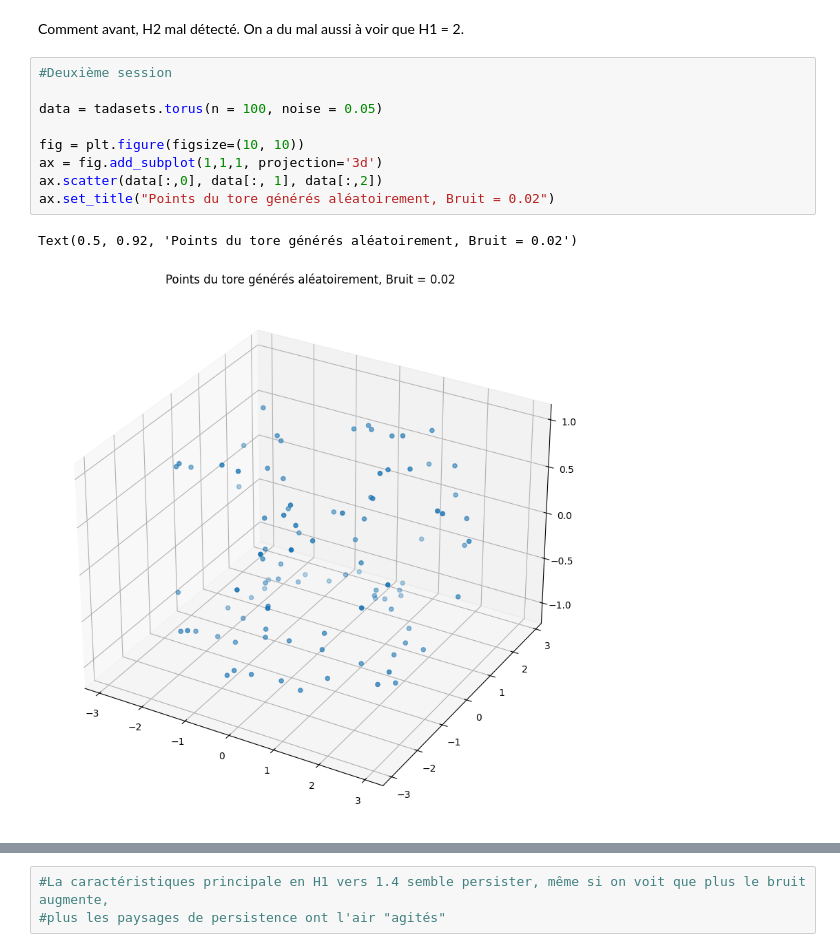
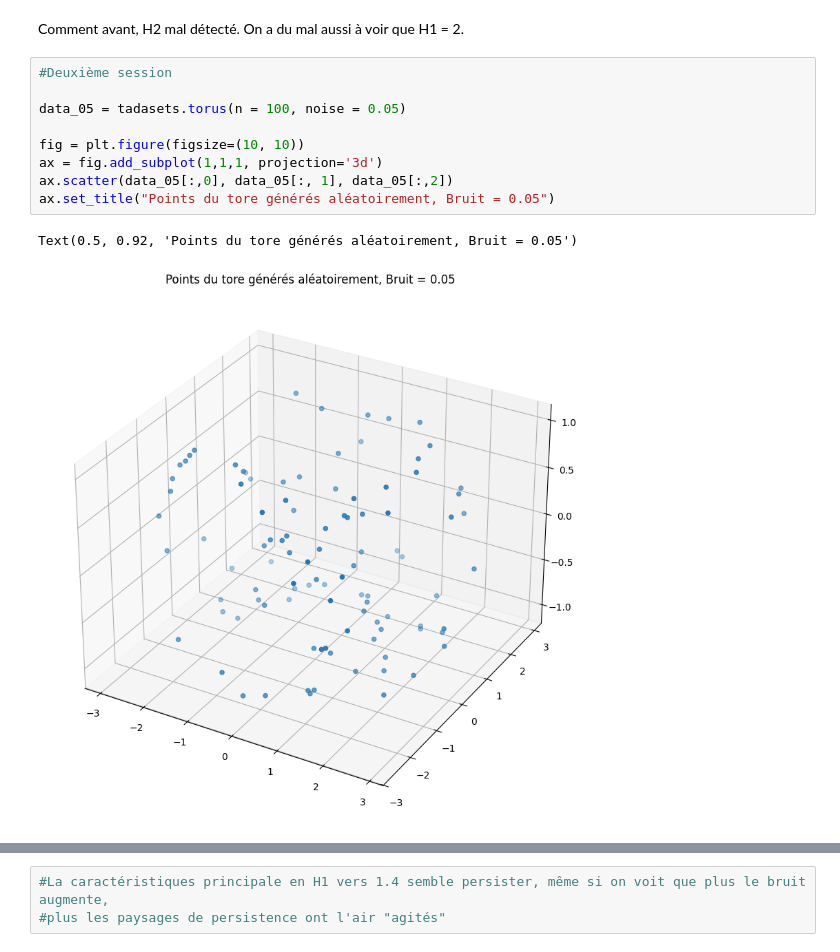
Before and after one commit to emmanuelakoun/Statapp, a Jupyter notebook: baptiste_code.ipynb, the cells around one changed output, grey strips where cells are left out. Drawn from its saved outputs; the diff is of its cells as text.

```diff
--- a/baptiste_code.ipynb
+++ b/baptiste_code.ipynb
@@ -74,15 +74,15 @@ Comment avant, H2 mal détecté. On a du mal aussi à voir que H1 = 2.
 # %%
 #Deuxième session
 
-data = tadasets.torus(n = 100, noise = 0.05)
+data_05 = tadasets.torus(n = 100, noise = 0.05)
 
 fig = plt.figure(figsize=(10, 10))
 ax = fig.add_subplot(1,1,1, projection='3d')
-ax.scatter(data[:,0], data[:, 1], data[:,2])
-ax.set_title("Points du tore générés aléatoirement, Bruit = 0.02")
+ax.scatter(data_05[:,0], data_05[:, 1], data_05[:,2])
+ax.set_title("Points du tore générés aléatoirement, Bruit = 0.05")
 # %% [output]
-Text(0.5, 0.92, 'Points du tore générés aléatoirement, Bruit = 0.02')
+Text(0.5, 0.92, 'Points du tore générés aléatoirement, Bruit = 0.05')
-[figure, old version]
+[figure, new version]
 # %%
 dgm = ripser.ripser(data, maxdim = 2)['dgms']
 persim.plot_diagrams(
```
Also changed, not shown: parts of 18 cells of this notebook.
